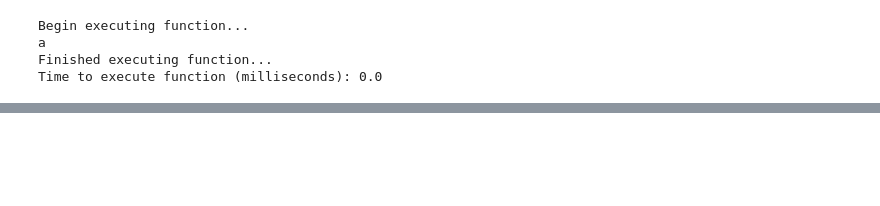
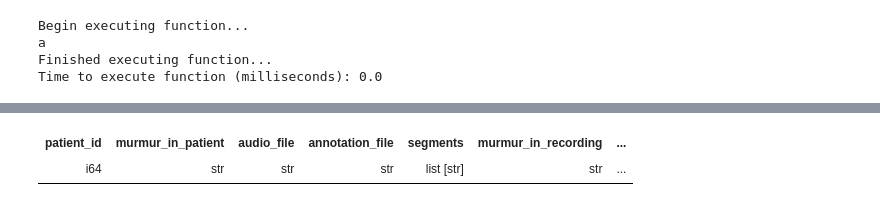
Before and after one commit to tiaan-b/GBM-Challenge-2022, a Jupyter notebook: src/newinput.ipynb, the cells around one changed output, grey strips where cells are left out. Drawn from its saved outputs; the diff is of its cells as text; code cells hidden in the pictures; blank space fills up the shorter version.

```diff
--- a/src/newinput.ipynb
+++ b/src/newinput.ipynb
@@ -96,3 +36,8 @@ Time to execute function (milliseconds): 0.0
+# %%
+df.filter(pl.col('annotation_file')=='50782_MV_1.tsv')
+# %% [output]
+| patient_id | murmur_in_patient | audio_file | annotation_file | segments | murmur_in_recording | ... |
+| i64 | str | str | str | list [str] | str | ... |
 # %%
 import os
 from pydoc import cli
```
Also changed, not shown: parts of 3 cells of this notebook, 2 other files.
